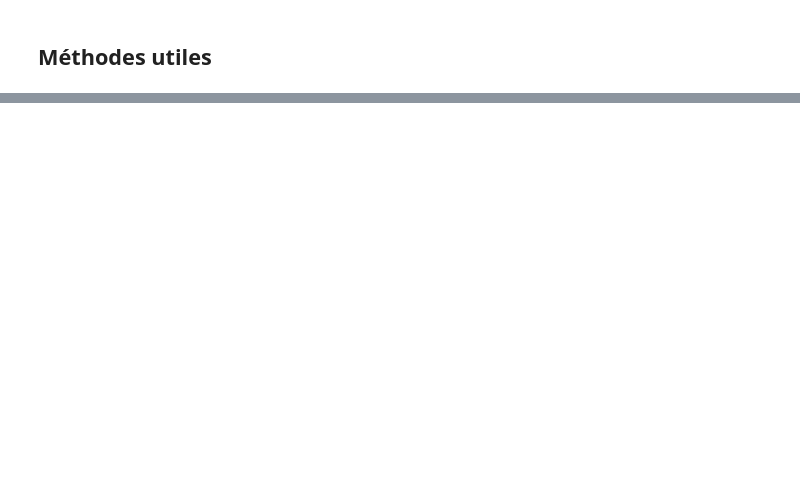
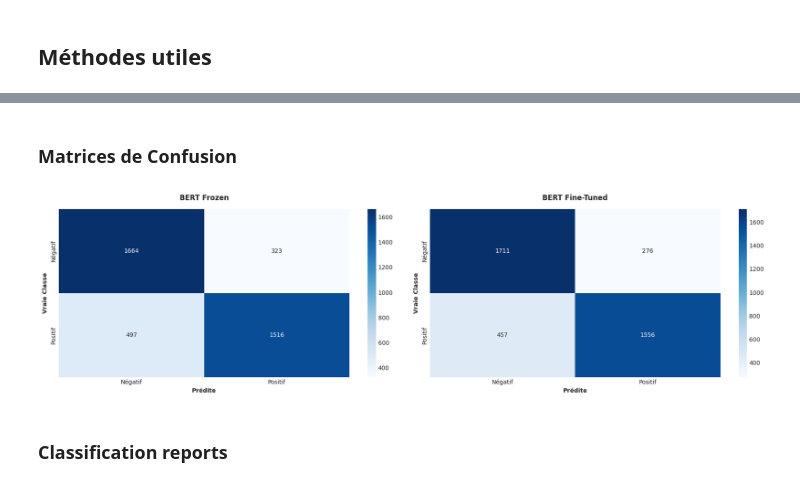
Before and after one commit to sebastien-chopin-dev/alyra-ia-steam-reviews-nlp-deep-learning-project, a Jupyter notebook: notebooks/fine_tuning_bert_standard.ipynb, the cells around one changed output, grey strips where cells are left out. Saved outputs shown, nothing was run; the diff lists cells and outputs as text; code cells hidden in the pictures; blank space fills up the shorter version.

```diff
--- a/notebooks/fine_tuning_bert_standard.ipynb
+++ b/notebooks/fine_tuning_bert_standard.ipynb
@@ -1141,0 +661,31 @@ Dans ce notebook, nous avons exploré :
+# %% [markdown]
+### Matrices de Confusion
+# %%
+# Matrices de confusion
+fig, axes = plt.subplots(1, 2, figsize=(18, 5))
+
+predictions = [
+    ('BERT Frozen', y_pred_bert_frozen),
+    ('BERT Fine-Tuned', y_pred_bert_ft)
+]
+
+for idx, (name, y_pred) in enumerate(predictions):
+    cm = confusion_matrix(y_test, y_pred)
+
+    sns.heatmap(cm, annot=True, fmt='d', cmap='Blues', ax=axes[idx],
+                xticklabels=['Négatif', 'Positif'],
+                yticklabels=['Négatif', 'Positif'])
+
+    ax = axes[idx]
+    ax : plt.Axes
+
+    ax.set_title(f'{name}', fontsize=12, fontweight='bold', pad=15)
+    ax.set_ylabel('Vraie Classe', fontweight='bold')
+    ax.set_xlabel('Prédite', fontweight='bold')
+
+plt.tight_layout()
+plt.show()
+# %% [output]
+[figure, added]
+# %% [markdown]
+### Classification reports
```
Also changed, not shown: parts of 115 cells of this notebook.
